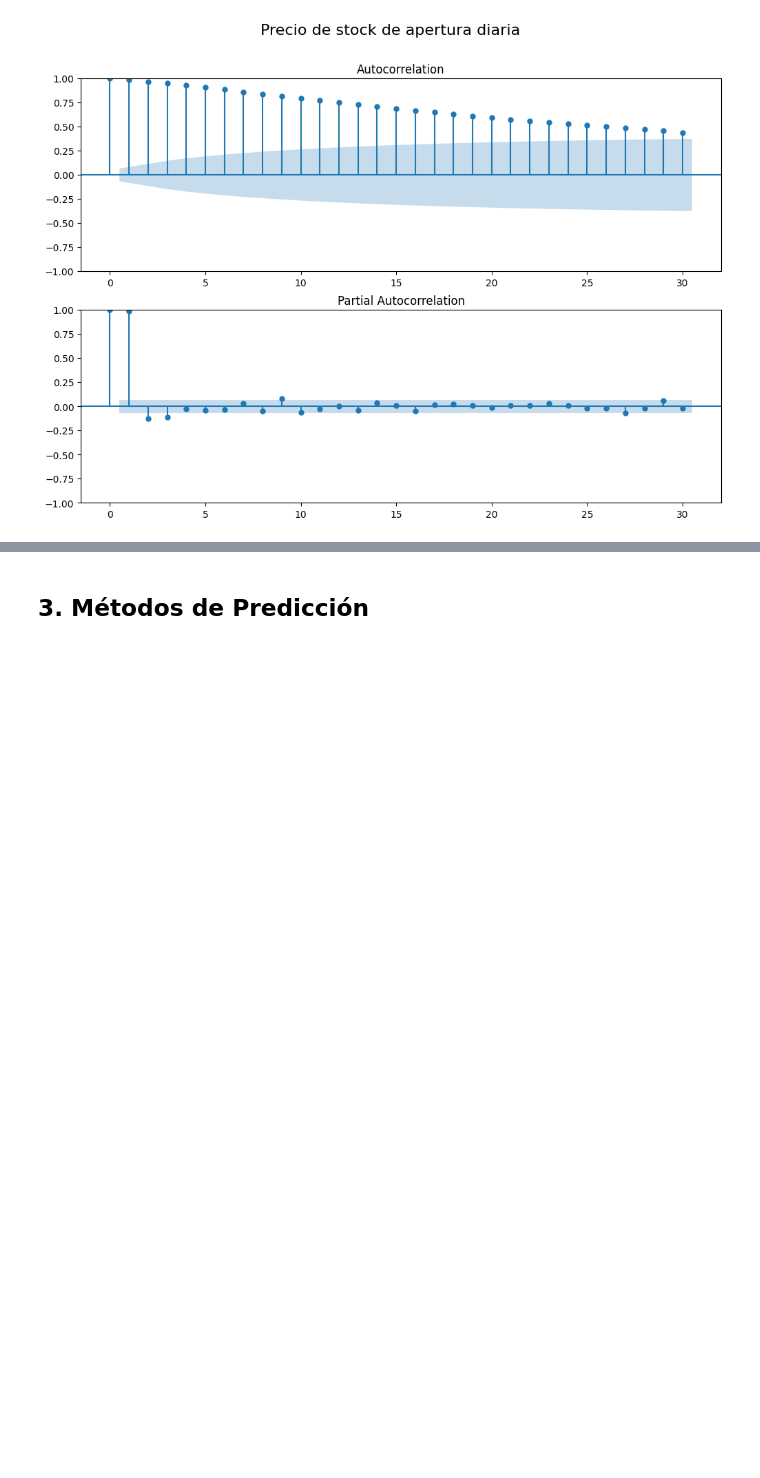
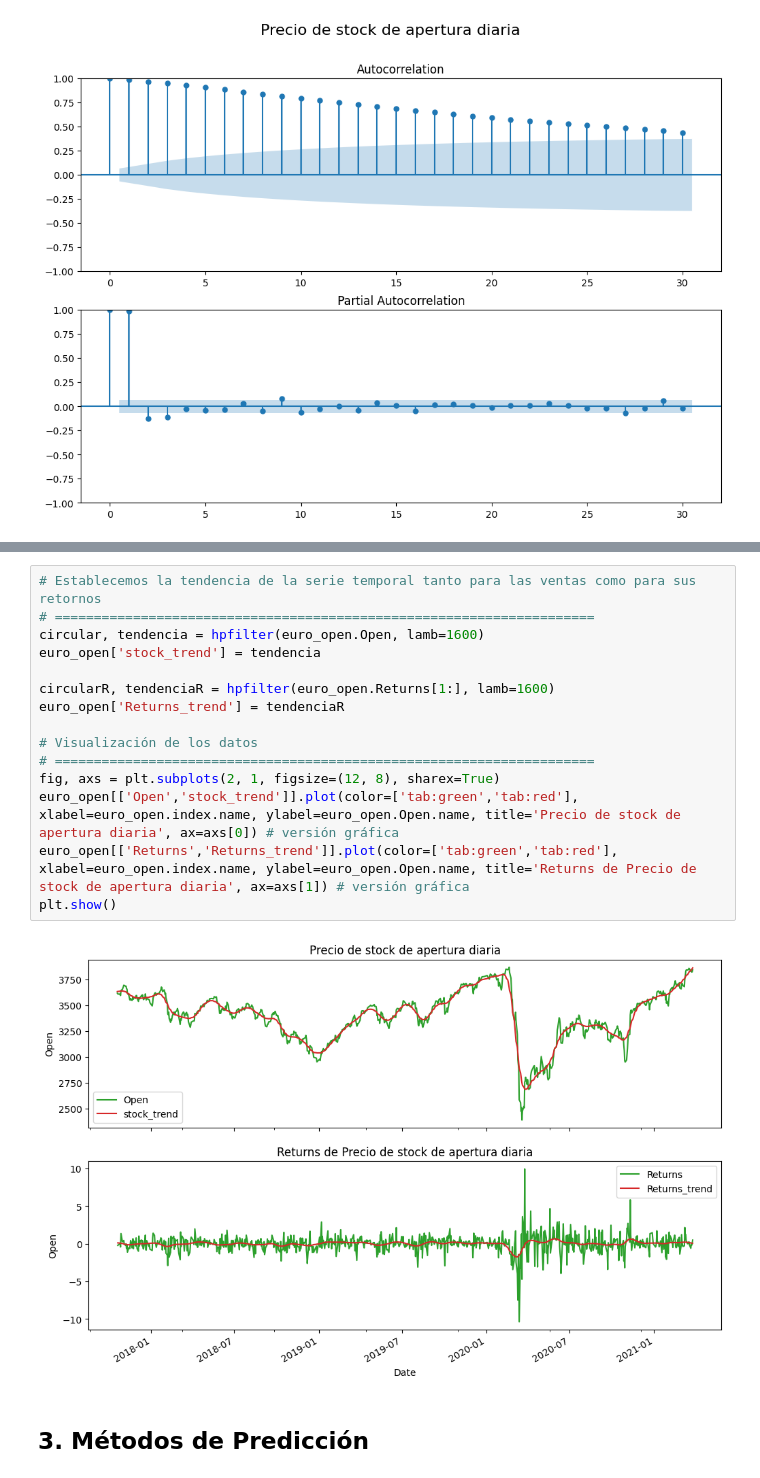
Before and after one commit to AlejandroPqLz/StockPrediction, a Jupyter notebook: code/DCDC_PrácticaFinal_Predicción de Stock.ipynb, the cells around one changed output, grey strips where cells are left out. Cells and saved outputs as stored; diff of their text form; blank space fills up the shorter version.

```diff
--- a/code/DCDC_PrácticaFinal_Predicción de Stock.ipynb
+++ b/code/DCDC_PrácticaFinal_Predicción de Stock.ipynb
@@ -369,3 +371,20 @@ plot_acf_pacf(euro_open.Returns_Returns[2:],lags=24, title='Returns de Returns d
+# %%
+# Establecemos la tendencia de la serie temporal tanto para las ventas como para sus retornos
+# =====================================================================
+circular, tendencia = hpfilter(euro_open.Open, lamb=1600)
+euro_open['stock_trend'] = tendencia
+
+circularR, tendenciaR = hpfilter(euro_open.Returns[1:], lamb=1600)
+euro_open['Returns_trend'] = tendenciaR
+
+# Visualización de los datos
+# =====================================================================
+fig, axs = plt.subplots(2, 1, figsize=(12, 8), sharex=True)
+euro_open[['Open','stock_trend']].plot(color=['tab:green','tab:red'], xlabel=euro_open.index.name, ylabel=euro_open.Open.name, title='Precio de stock de apertura diaria', ax=axs[0]) # versión gráfica
+euro_open[['Returns','Returns_trend']].plot(color=['tab:green','tab:red'], xlabel=euro_open.index.name, ylabel=euro_open.Open.name, title='Returns de Precio de stock de apertura diaria', ax=axs[1]) # versión gráfica
+plt.show()
+# %% [output]
+[figure, added]
 # %% [markdown]
 ## 3. Métodos de Predicción
 # %%
```
Also changed, not shown: parts of 9 cells of this notebook.
